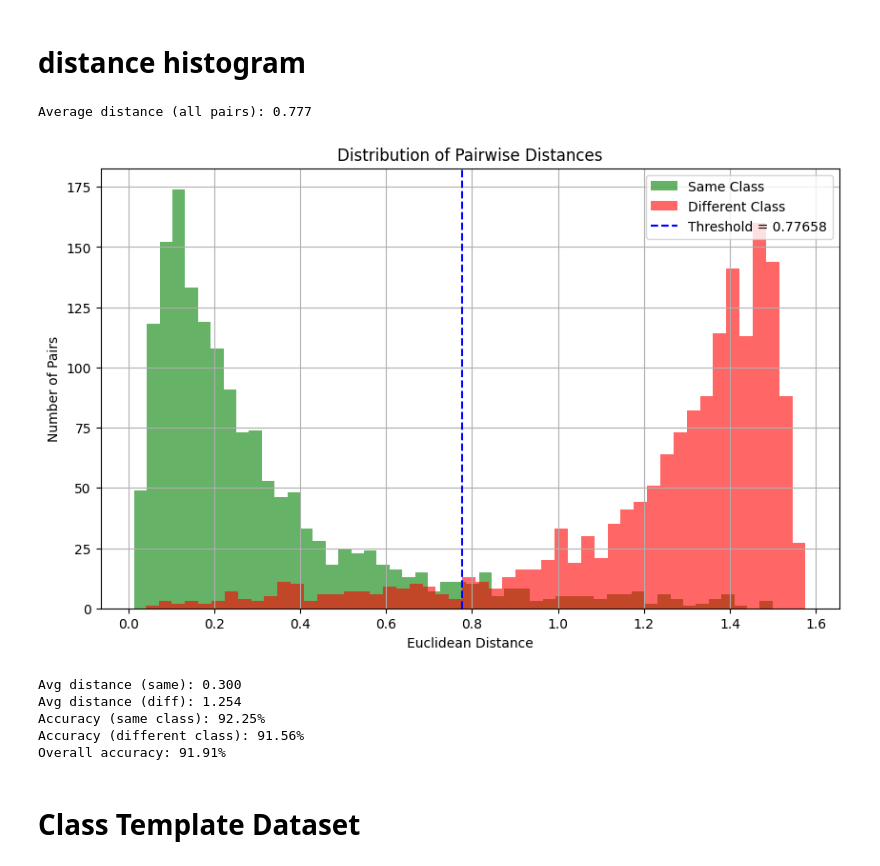
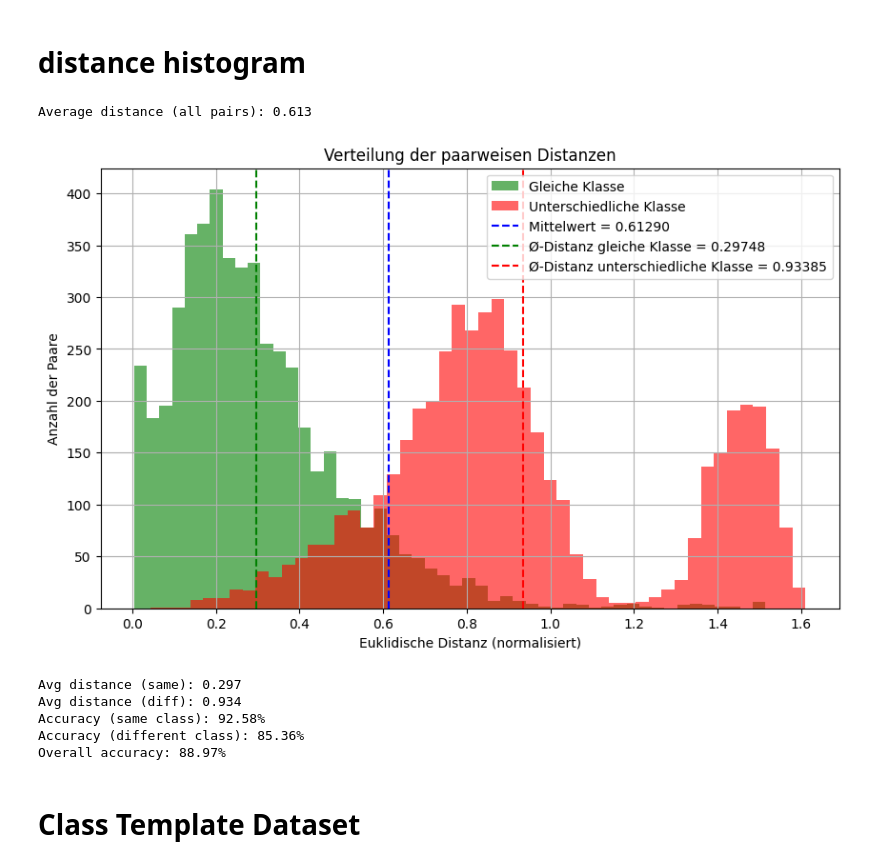
Before and after one commit to lucahuen/bachelor_siamese_network, a Jupyter notebook: rvl_cdip_siamese_triplet.ipynb, the cells around one changed output. Cells and saved outputs as stored; diff of their text form; code cells hidden in the pictures.

```diff
--- a/rvl_cdip_siamese_triplet.ipynb
+++ b/rvl_cdip_siamese_triplet.ipynb
@@ -178,7 +205,7 @@ with open("data/RVL_CDIP/labels/train.txt", "r") as f:
     original_dataset_length = sum(1 for _ in f)
 print(original_dataset_length)
 
-MAX_SAMPLES = original_dataset_length / 4
+MAX_SAMPLES = original_dataset_length
 
 BATCH_SIZE = 32
 # %% [output]
@@ -623,9 +636,9 @@ def compute_average_distance(model, dataloader, device, max_batches=None):
     with torch.inference_mode():
         for i, (a, p, n, *_) in enumerate(dataloader):
             a, p, n = a.to(device), p.to(device), n.to(device)
-            a = F.normalize(model(a), p=2, dim=1)
-            p = F.normalize(model(p), p=2, dim=1)
-            n = F.normalize(model(n), p=2, dim=1)
+            a = F.normalize(model(a))
+            p = F.normalize(model(p))
+            n = F.normalize(model(n))
 
             pos_dist = F.pairwise_distance(a, p).cpu()
             neg_dist = F.pairwise_distance(a, n).cpu()
@@ -659,9 +672,9 @@ def plot_distance_histogram(model, dataloader, device, max_batches=None, bins=50
         for i, (a, p, n, *_) in enumerate(dataloader):
             a, p, n = a.to(device), p.to(device), n.to(device)
 
-            a = F.normalize(model(a), p=2, dim=1)
-            p = F.normalize(model(p), p=2, dim=1)
-            n = F.normalize(model(n), p=2, dim=1)
+            a = F.normalize(model(a))
+            p = F.normalize(model(p))
+            n = F.normalize(model(n))
 
             pos_dist = F.pairwise_distance(a, p).cpu()
             neg_dist = F.pairwise_distance(a, n).cpu()
@@ -681,16 +694,23 @@ def plot_distance_histogram(model, dataloader, device, max_batches=None, bins=50
             if max_batches is not None and i + 1 >= max_batches:
                 break
 
+    avg_same_dists = np.mean(same_dists)
+    avg_diff_dists = np.mean(diff_dists)
+
     # Plot histogram
     plt.figure(figsize=(10, 6))
-    plt.hist(same_dists, bins=bins, alpha=0.6, label='Same Class', color='green')
-    plt.hist(diff_dists, bins=bins, alpha=0.6, label='Different Class', color='red')
-    plt.axvline(x=threshold, color='blue', linestyle='--', label=f'Threshold = {threshold:.5f}')
-    plt.xlabel("Euclidean Distance")
-    plt.ylabel("Number of Pairs")
-    plt.title("Distribution of Pairwise Distances")
+    plt.hist(same_dists, bins=bins, alpha=0.6, label='Gleiche Klasse', color='green')
+    plt.hist(diff_dists, bins=bins, alpha=0.6, label='Unterschiedliche Klasse', color='red')
+    plt.axvline(x=threshold, color='blue', linestyle='--', label=f'Mittelwert = {threshold:.5f}')
+    plt.axvline(x=avg_same_dists, color='green', linestyle='--', label=f'Ø-Distanz gleiche Klasse = {avg_same_dists:.5f}')
+    plt.axvline(x=avg_diff_dists, color='red', linestyle='--', label=f'Ø-Distanz unterschiedliche Klasse = {avg_diff_dists:.5f}')
+    plt.xlabel("Euklidische Distanz (normalisiert)")
+    plt.ylabel("Anzahl der Paare")
+    plt.title("Verteilung der paarweisen Distanzen")
     plt.legend()
     plt.grid(True)
+    os.makedirs(FOLDER_STR, exist_ok=True)
+    plt.savefig(f"{FOLDER_STR}/distance_histogram.png")
     plt.show()
 
     # Accuracy
@@ -698,22 +718,24 @@ def plot_distance_histogram(model, dataloader, device, max_batches=None, bins=50
     diff_accuracy = correct_neg / len(diff_dists)
     overall_accuracy = (correct_pos + correct_neg) / (len(same_dists) + len(diff_dists))
 
-    print(f"Avg distance (same): {np.mean(same_dists):.3f}")
-    print(f"Avg distance (diff): {np.mean(diff_dists):.3f}")
+    print(f"Avg distance (same): {avg_same_dists:.3f}")
+    print(f"Avg distance (diff): {avg_diff_dists:.3f}")
     print(f"Accuracy (same class): {same_accuracy * 100:.2f}%")
     print(f"Accuracy (different class): {diff_accuracy * 100:.2f}%")
     print(f"Overall accuracy: {overall_accuracy * 100:.2f}%")
+
+    return avg_same_dists, avg_diff_dists
 # %%
-thres = compute_average_distance(net, val_dataloader, device, 200)
+thres = compute_average_distance(net, val_dataloader, device)
 # print(thres)
-plot_distance_histogram(net, val_dataloader, device, max_batches=200, threshold=thres)
+avg_same_dists, avg_diff_dists = plot_distance_histogram(net, val_dataloader, device, threshold=thres)
 # %% [output]
-Average distance (all pairs): 0.777
+Average distance (all pairs): 0.613
-[figure, old version]
+[figure, new version]
-Avg distance (same): 0.300
-Avg distance (diff): 1.254
-Accuracy (same class): 92.25%
-Accuracy (different class): 91.56%
-Overall accuracy: 91.91%
+Avg distance (same): 0.297
+Avg distance (diff): 0.934
+Accuracy (same class): 92.58%
+Accuracy (different class): 85.36%
+Overall accuracy: 88.97%
 # %% [markdown]
 # Class Template Dataset
```
Also changed, not shown: parts of 25 cells of this notebook, 4 other files.
